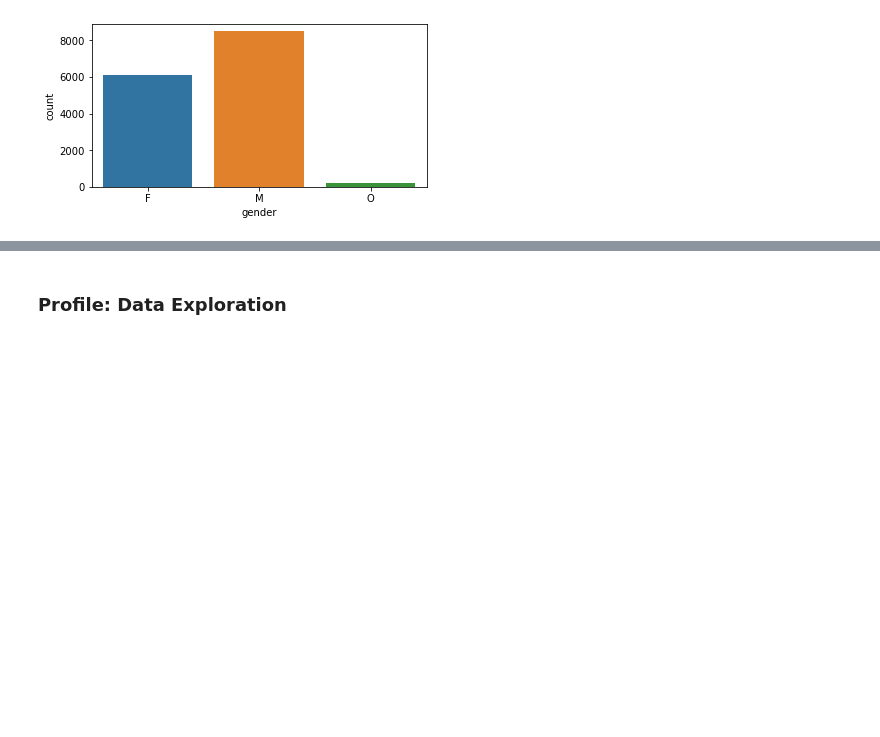
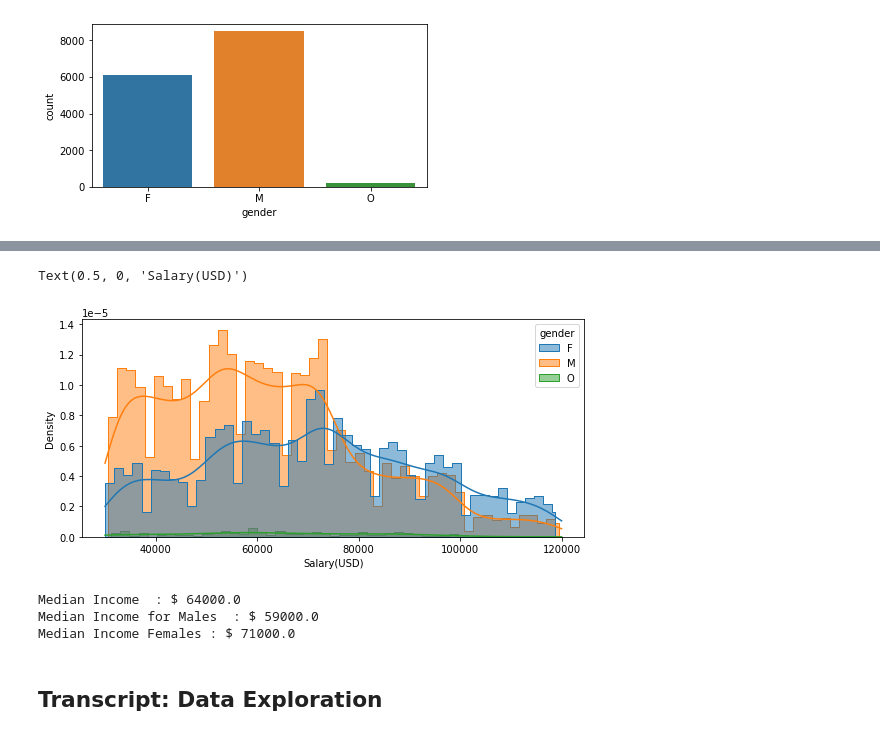
Before and after one commit to Arjunar92/Starbucks_Customer_Segmentation_Project, a Jupyter notebook: Starbucks_Capstone_Data_Exploration.ipynb, the cells around one changed output, grey strips where cells are left out. Saved outputs shown, nothing was run; the diff lists cells and outputs as text; code cells hidden in the pictures; blank space fills up the shorter version.

```diff
--- a/Starbucks_Capstone_Data_Exploration.ipynb
+++ b/Starbucks_Capstone_Data_Exploration.ipynb
@@ -258 +308,23 @@ sal_hist1 = sns.histplot(data = profile, x = 'customer_income',  multiple = "dod
+# %%
+#Income distribution by gender
+
+plt.figure(figsize=[9,4])
+sal_hist = sns.histplot(data = profile, x = 'customer_income', hue = 'gender', multiple = "dodge",element = 'step',
+                        bins = 50, kde = True ,stat = 'density' )
+plt.xlabel("Salary(USD)")
+# %% [output]
+Text(0.5, 0, 'Salary(USD)')
+[figure, added]
+# %%
+#Median Income
+
+print("Median Income  : $",profile['customer_income'].median())
+
+print("Median Income for Males  : $",profile[profile['gender']=='M']['customer_income'].median())
+
+print("Median Income Females : $",profile[profile['gender']=='F']['customer_income'].median())
+# %% [output]
+Median Income  : $ 64000.0
+Median Income for Males  : $ 59000.0
+Median Income Females : $ 71000.0
 # %%
@@ -265,4 +333,4 @@ profile = rename_cols(profile, new_col_profile )
 new_col_transcript = {'person': 'customer_id'}
 transcript = rename_cols(transcript, new_col_transcript)
 # %% [markdown]
-### Profile: Data Exploration
+## Transcript: Data Exploration
```
Also changed, not shown: parts of 14 cells of this notebook.
